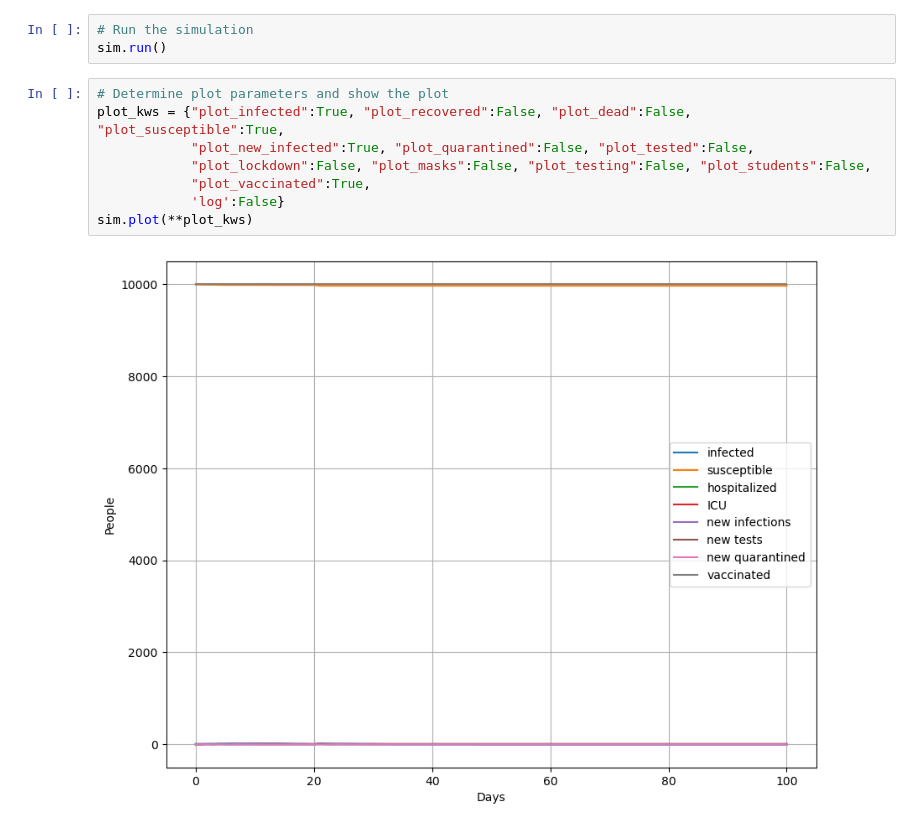
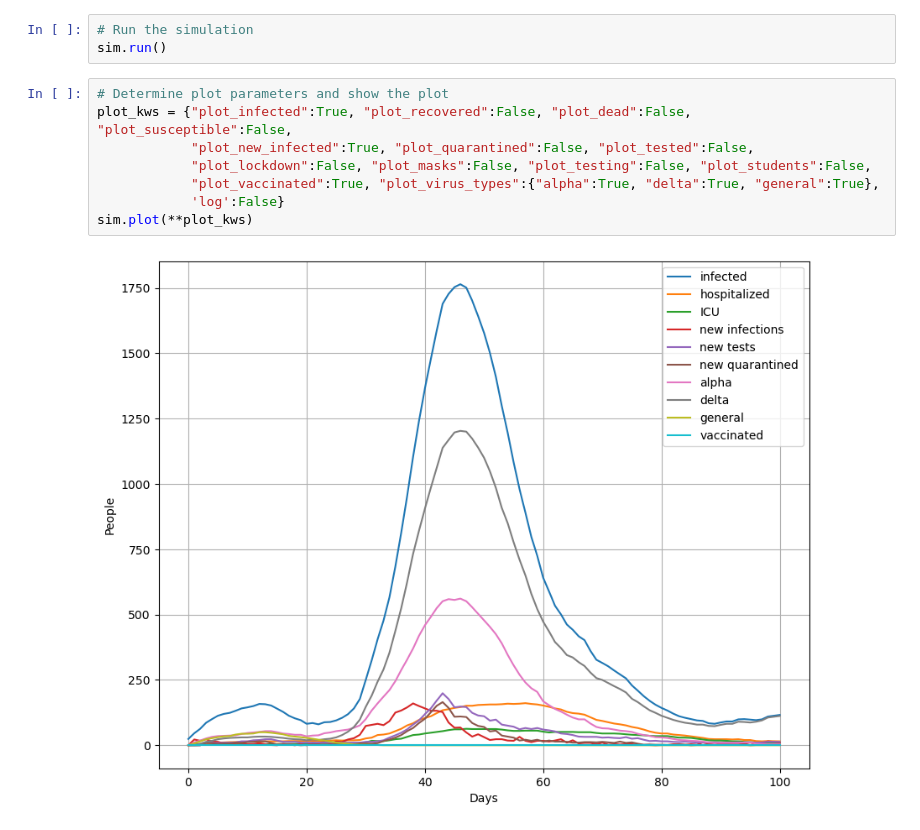
Before and after one commit to Queens-Physics/quaboom, a Jupyter notebook: notebooks/run_epidemic_plot.ipynb, the cells around one changed output. Saved outputs shown, nothing was run; the diff lists cells and outputs as text.

```diff
--- a/notebooks/run_epidemic_plot.ipynb
+++ b/notebooks/run_epidemic_plot.ipynb
@@ -16,14 +16,14 @@ sim = simulation(config_file, verbose=False)
 sim.run()
 # %%
 # Determine plot parameters and show the plot
-plot_kws = {"plot_infected":True, "plot_recovered":False, "plot_dead":False, "plot_susceptible":True,
+plot_kws = {"plot_infected":True, "plot_recovered":False, "plot_dead":False, "plot_susceptible":False,
             "plot_new_infected":True, "plot_quarantined":False, "plot_tested":False,
             "plot_lockdown":False, "plot_masks":False, "plot_testing":False, "plot_students":False,
-            "plot_vaccinated":True,
+            "plot_vaccinated":True, "plot_virus_types":{"alpha":True, "delta":True, "general":True},
             'log':False}
 sim.plot(**plot_kws)
 # %% [output]
-[figure, old version]
+[figure, new version]
 # %%
 # Determine plot parameters and show the plot
 plot_kws = {"plot_infected":False, "plot_recovered":False, "plot_dead":False, "plot_susceptible":False,
```
Also changed, not shown: parts of 2 cells of this notebook, 4 other files.
